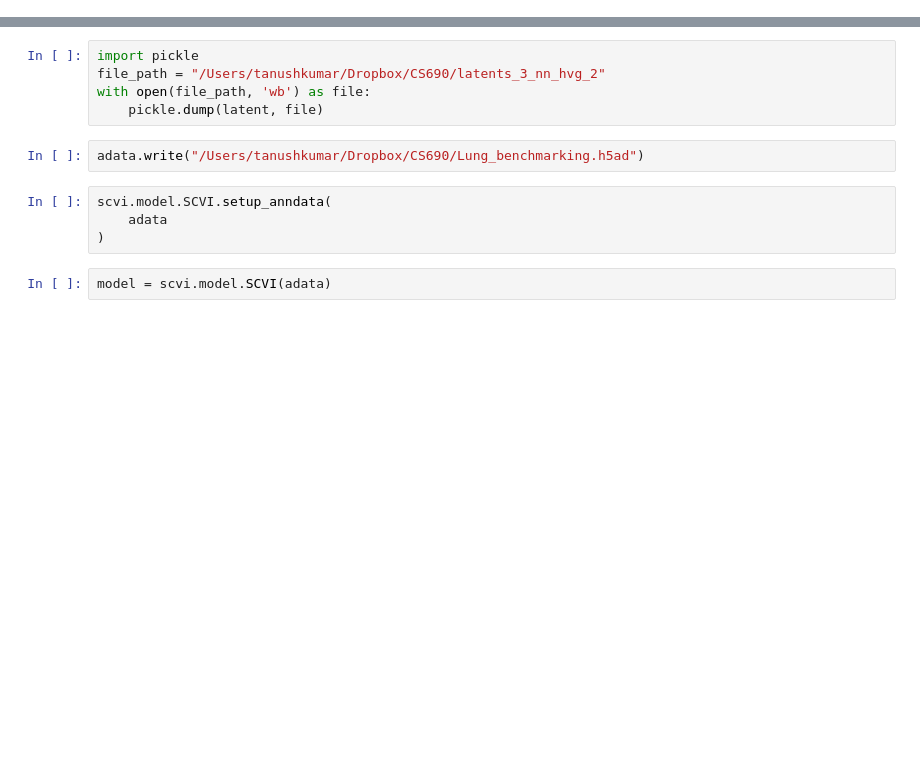
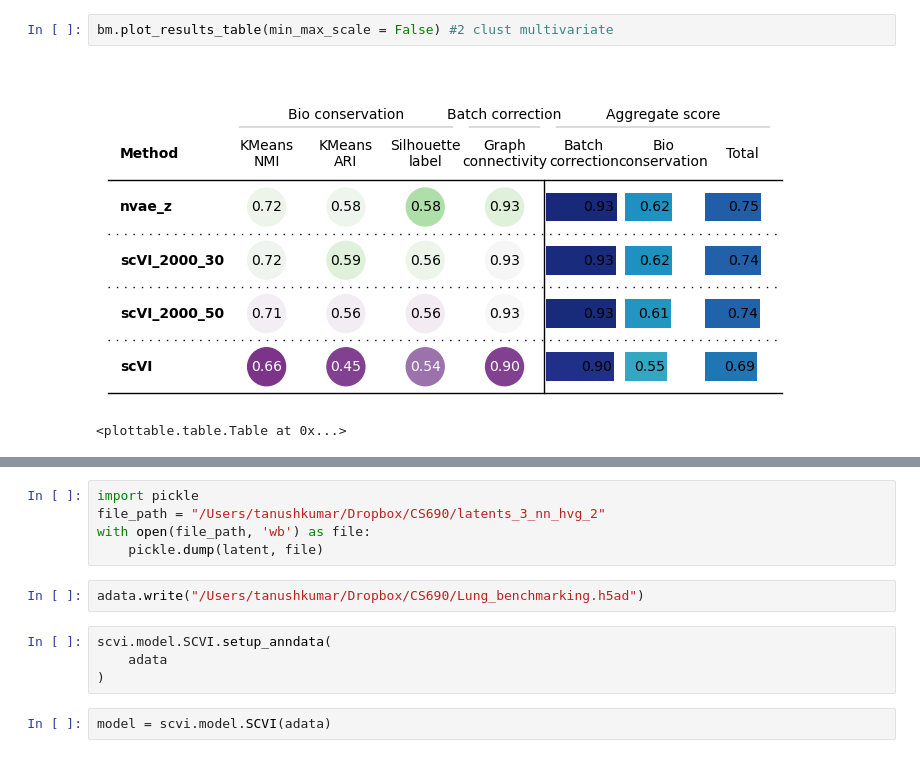
Before and after one commit to franticalien/CS690, a Jupyter notebook: Untitled3.ipynb, the cells around one changed output, grey strips where cells are left out. Drawn from its saved outputs; the diff is of its cells as text; blank space fills up the shorter version.

```diff
--- a/Untitled3.ipynb
+++ b/Untitled3.ipynb
@@ -53,0 +81,5 @@ latent = vae.get_latent_representation()
+# %%
+bm.plot_results_table(min_max_scale = False) #2 clust multivariate
+# %% [output]
+[figure, added]
+<plottable.table.Table at 0x...>
```
Also changed, not shown: parts of 49 cells of this notebook, 10 other files.
